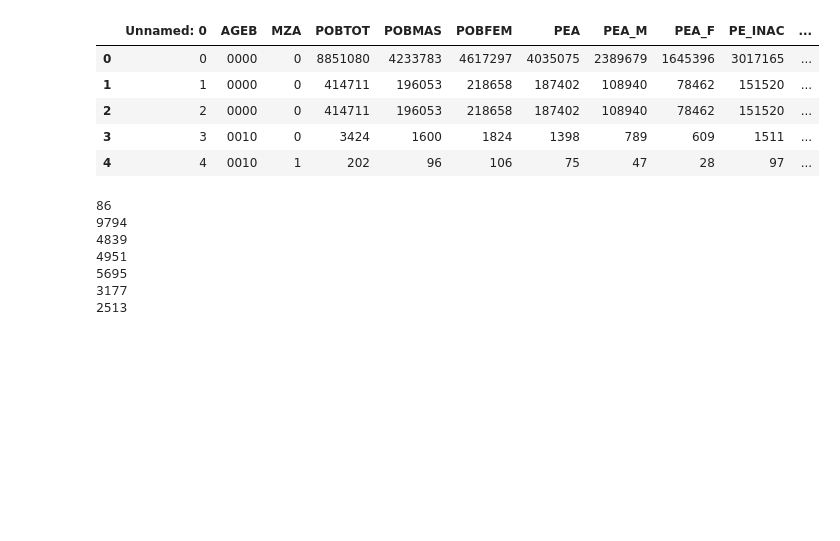
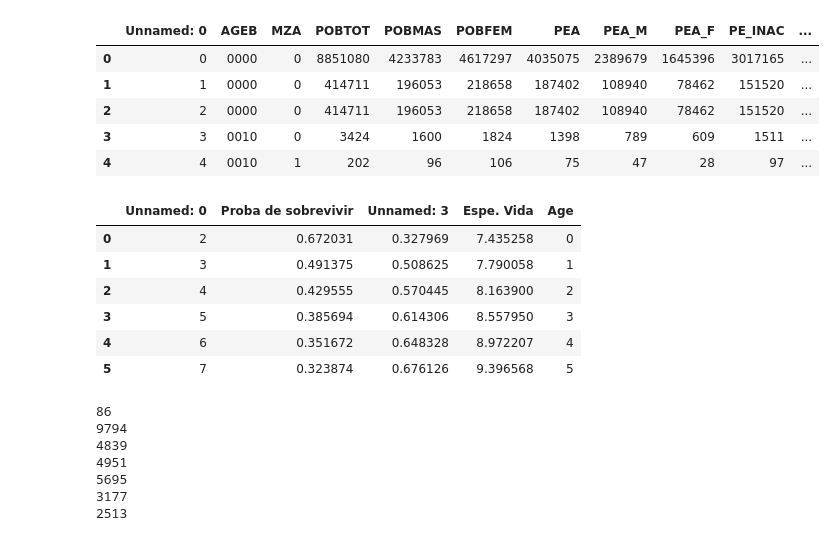
Before and after one commit to rogerzadi/Instant_Business_Analysis, a Jupyter notebook: Modelo supervivencia.ipynb, the cells around one changed output. Drawn from its saved outputs; the diff is of its cells as text; code cells hidden in the pictures; blank space fills up the shorter version.

```diff
--- a/Modelo supervivencia.ipynb
+++ b/Modelo supervivencia.ipynb
@@ -233,3 +230,15 @@ d.head()
+# %%
+
+Evida = pd.read_csv('../Evida.csv')
+Evida
+# %% [output]
+|  | Unnamed: 0 | Proba de sobrevivir | Unnamed: 3 | Espe. Vida | Age |
+| 0 | 2 | 0.672031 | 0.327969 | 7.435258 | 0 |
+| 1 | 3 | 0.491375 | 0.508625 | 7.790058 | 1 |
+| 2 | 4 | 0.429555 | 0.570445 | 8.163900 | 2 |
+| 3 | 5 | 0.385694 | 0.614306 | 8.557950 | 3 |
+| 4 | 6 | 0.351672 | 0.648328 | 8.972207 | 4 |
+| 5 | 7 | 0.323874 | 0.676126 | 9.396568 | 5 |
 # %%
 p=d.clave
 len(p)
```
Also changed, not shown: parts of 3 cells of this notebook, 2 other files.
